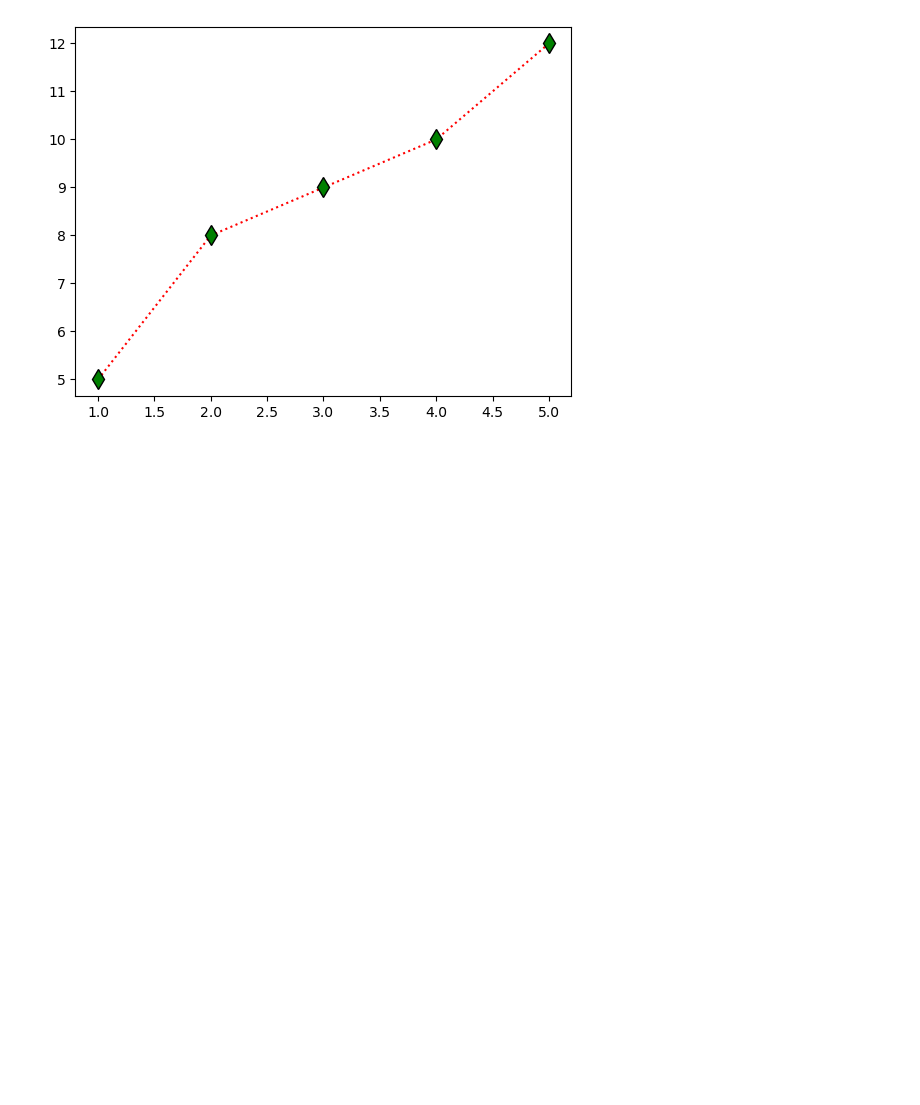
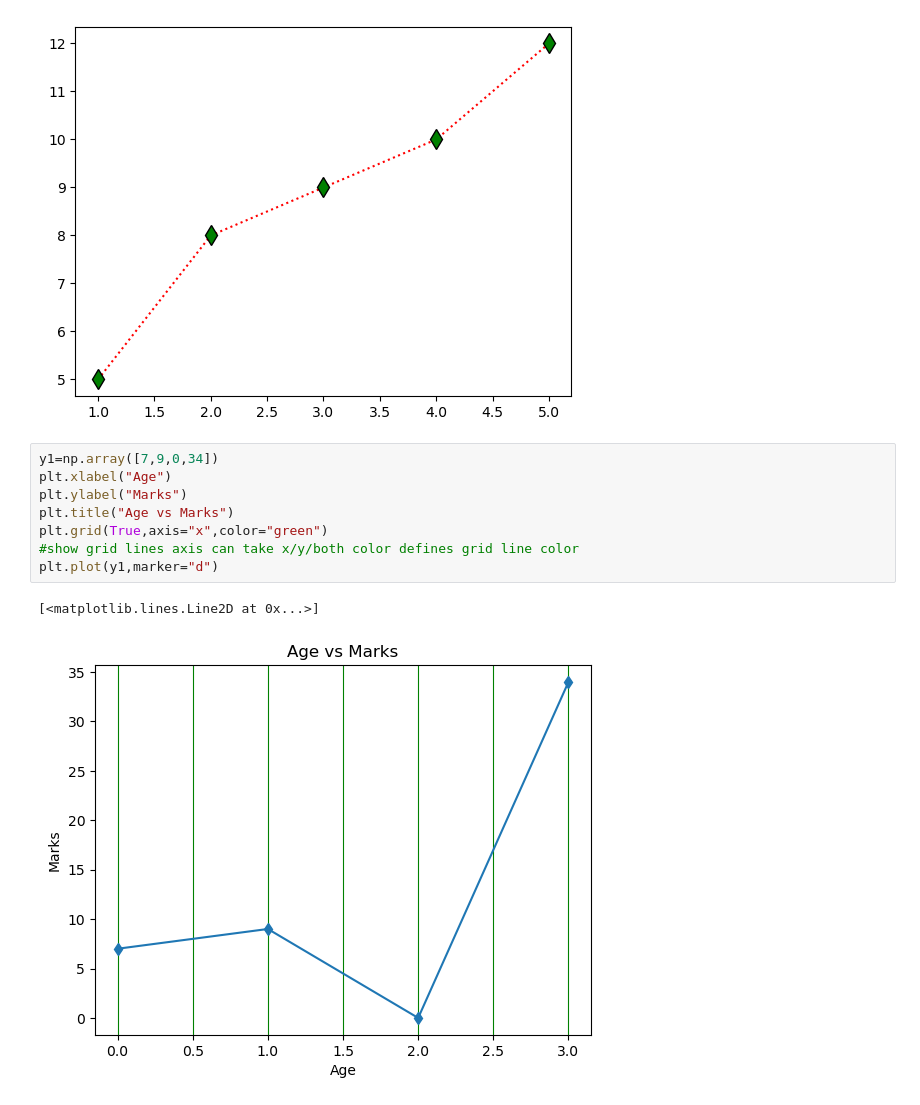
Before and after one commit to jerardh/S3, a Jupyter notebook: DS/test.ipynb, the cells around one changed output. Drawn from its saved outputs; the diff is of its cells as text; blank space fills up the shorter version.

```diff
--- a/DS/test.ipynb
+++ b/DS/test.ipynb
@@ -99,3 +99,14 @@ plt.plot(x_data,y_data,marker="d",color="red",ms=10,mfc="green",mec="black",ls="
 # %% [output]
 [<matplotlib.lines.Line2D at 0x...>]
 [figure]
+# %%
+y1=np.array([7,9,0,34])
+plt.xlabel("Age")
+plt.ylabel("Marks")
+plt.title("Age vs Marks")
+plt.grid(True,axis="x",color="green")
+#show grid lines axis can take x/y/both color defines grid line color
+plt.plot(y1,marker="d")
+# %% [output]
+[<matplotlib.lines.Line2D at 0x...>]
+[figure, added]
```
Also changed, not shown: parts of 3 cells of this notebook, 6 other files.
